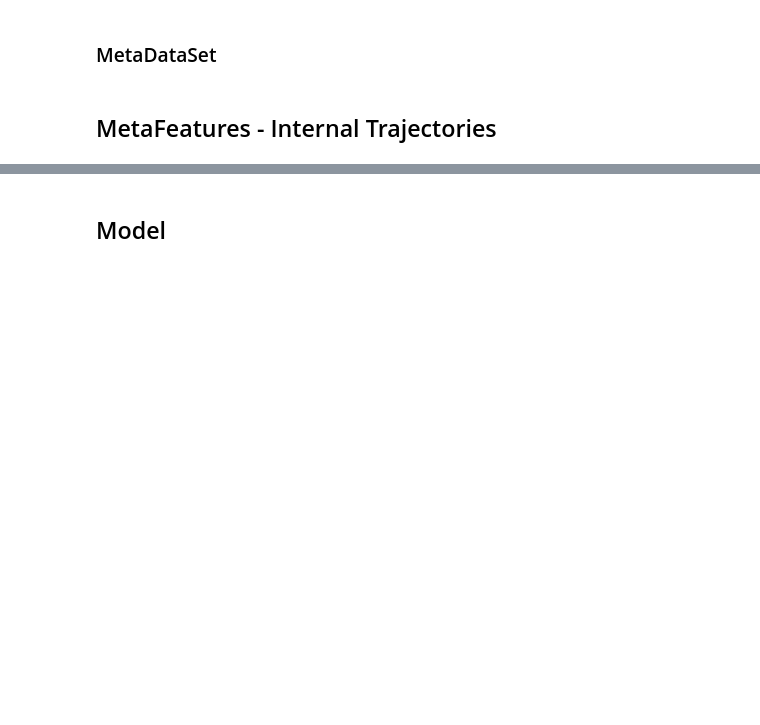
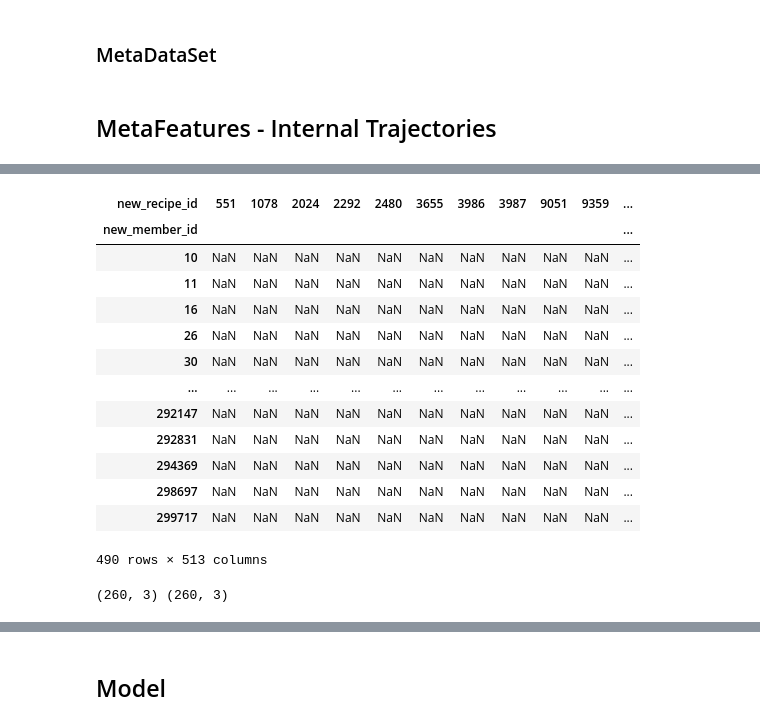
Before and after one commit to iara113/Sistemas-de-Recomenda-o, a Jupyter notebook: RS_MetaLearning.ipynb, the cells around one changed output, grey strips where cells are left out. Saved outputs shown, nothing was run; the diff lists cells and outputs as text; code cells hidden in the pictures; blank space fills up the shorter version.

```diff
--- a/RS_MetaLearning.ipynb
+++ b/RS_MetaLearning.ipynb
@@ -209,4 +614,4 @@ def df_MetaFeatures(Ds, Dt):
 # %%
-dir='C:\\Users\\beatr\\Desktop\\Estágio\\data'
+dir='/home/beatriziarasilva03/Estagio/data'
 # %%
-hummus_reviews=pd.read_csv(dir+'\\pp_reviews.csv')
+hummus_reviews=pd.read_csv(dir+'/pp_reviews.csv')
@@ -212,0 +624,2 @@ hummus_reviews=pd.read_csv(dir+'\\pp_reviews.csv')
+# %%
+df_reduzido = hummus_reviews.sample(n=520, random_state=42)
@@ -213,2 +637,2 @@ hummus_reviews=pd.read_csv(dir+'\\pp_reviews.csv')
 # %%
-reviews=hummus_reviews[['new_member_id','new_recipe_id','rating']]
+reviews=df_reduzido[['new_member_id','new_recipe_id','rating']]
@@ -215,3 +659,21 @@ reviews=hummus_reviews[['new_member_id','new_recipe_id','rating']]
+# %%
+df_wide = reviews.pivot(index='new_member_id', columns='new_recipe_id', values='rating')
+df_wide
+# %% [output]
+| new_recipe_id | 551 | 1078 | 2024 | 2292 | 2480 | 3655 | 3986 | 3987 | 9051 | 9359 | ... |
+| new_member_id |  |  |  |  |  |  |  |  |  |  | ... |
+| 10 | NaN | NaN | NaN | NaN | NaN | NaN | NaN | NaN | NaN | NaN | ... |
+| 11 | NaN | NaN | NaN | NaN | NaN | NaN | NaN | NaN | NaN | NaN | ... |
+| 16 | NaN | NaN | NaN | NaN | NaN | NaN | NaN | NaN | NaN | NaN | ... |
+| 26 | NaN | NaN | NaN | NaN | NaN | NaN | NaN | NaN | NaN | NaN | ... |
+| 30 | NaN | NaN | NaN | NaN | NaN | NaN | NaN | NaN | NaN | NaN | ... |
+| ... | ... | ... | ... | ... | ... | ... | ... | ... | ... | ... | ... |
+| 292147 | NaN | NaN | NaN | NaN | NaN | NaN | NaN | NaN | NaN | NaN | ... |
+| 292831 | NaN | NaN | NaN | NaN | NaN | NaN | NaN | NaN | NaN | NaN | ... |
+| 294369 | NaN | NaN | NaN | NaN | NaN | NaN | NaN | NaN | NaN | NaN | ... |
+| 298697 | NaN | NaN | NaN | NaN | NaN | NaN | NaN | NaN | NaN | NaN | ... |
+| 299717 | NaN | NaN | NaN | NaN | NaN | NaN | NaN | NaN | NaN | NaN | ... |
+490 rows × 513 columns
 # %%
 Ds = reviews.sample(frac=0.5, random_state=42)
 Dt = reviews.drop(Ds.index)
@@ -219,0 +680,4 @@ hummus_metafeatures=df_MetaFeatures(Ds,Dt)
+# %%
+print(Ds.shape, Dt.shape)
+# %% [output]
+(260, 3) (260, 3)
```
Also changed, not shown: parts of 52 cells of this notebook.
